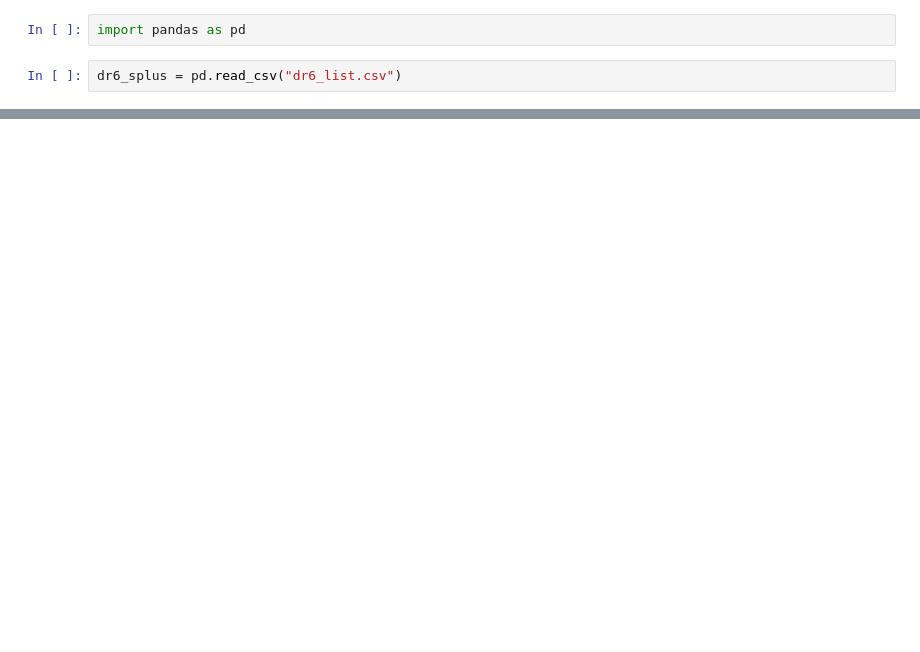
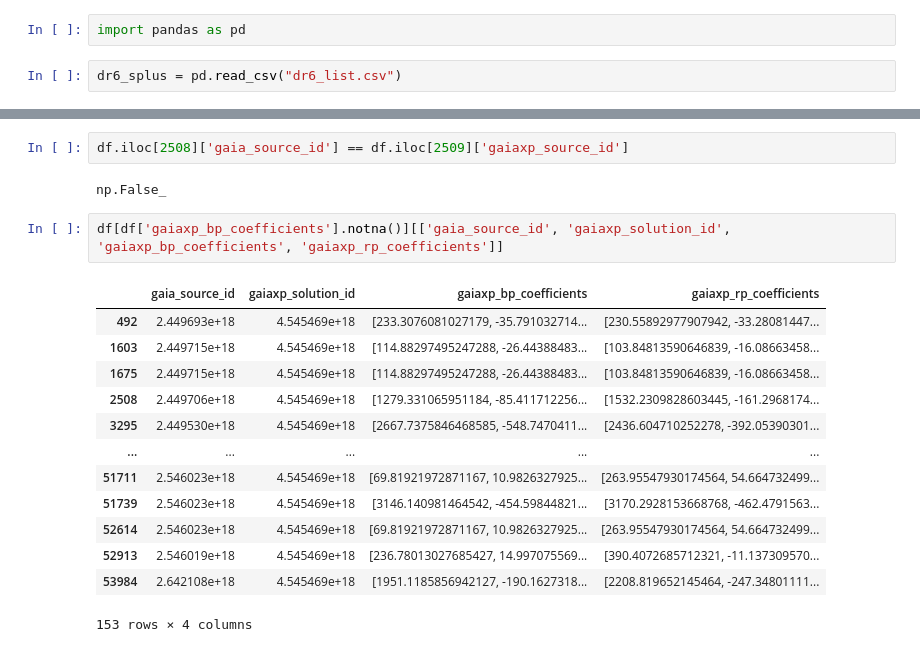
Before and after one commit to Schwarzam/projetoFM, a Jupyter notebook: datasets.ipynb, the cells around one changed output, grey strips where cells are left out. Drawn from its saved outputs; the diff is of its cells as text; blank space fills up the shorter version.

```diff
--- a/datasets.ipynb
+++ b/datasets.ipynb
@@ -1401,3 +1215,23 @@ df = pd.read_parquet("datacube_HYDRA-0011.parquet")
+# %%
+df.iloc[2508]['gaia_source_id'] == df.iloc[2509]['gaiaxp_source_id']
+# %% [output]
+np.False_
+# %%
+df[df['gaiaxp_bp_coefficients'].notna()][['gaia_source_id', 'gaiaxp_solution_id', 'gaiaxp_bp_coefficients', 'gaiaxp_rp_coefficients']]
+# %% [output]
+|  | gaia_source_id | gaiaxp_solution_id | gaiaxp_bp_coefficients | gaiaxp_rp_coefficients |
+| 492 | 2.449693e+18 | 4.545469e+18 | [233.3076081027179, -35.791032714... | [230.55892977907942, -33.28081447... |
+| 1603 | 2.449715e+18 | 4.545469e+18 | [114.88297495247288, -26.44388483... | [103.84813590646839, -16.08663458... |
+| 1675 | 2.449715e+18 | 4.545469e+18 | [114.88297495247288, -26.44388483... | [103.84813590646839, -16.08663458... |
+| 2508 | 2.449706e+18 | 4.545469e+18 | [1279.331065951184, -85.411712256... | [1532.2309828603445, -161.2968174... |
+| 3295 | 2.449530e+18 | 4.545469e+18 | [2667.7375846468585, -548.7470411... | [2436.604710252278, -392.05390301... |
+| ... | ... | ... | ... | ... |
+| 51711 | 2.546023e+18 | 4.545469e+18 | [69.81921972871167, 10.9826327925... | [263.95547930174564, 54.664732499... |
+| 51739 | 2.546023e+18 | 4.545469e+18 | [3146.140981464542, -454.59844821... | [3170.2928153668768, -462.4791563... |
+| 52614 | 2.546023e+18 | 4.545469e+18 | [69.81921972871167, 10.9826327925... | [263.95547930174564, 54.664732499... |
+| 52913 | 2.546019e+18 | 4.545469e+18 | [236.78013027685427, 14.997075569... | [390.4072685712321, -11.137309570... |
+| 53984 | 2.642108e+18 | 4.545469e+18 | [1951.1185856942127, -190.1627318... | [2208.819652145464, -247.34801111... |
+153 rows × 4 columns
 # %%
 list(df.columns)
 # %% [output]
```
Also changed, not shown: parts of 12 cells of this notebook, 1 other file.
